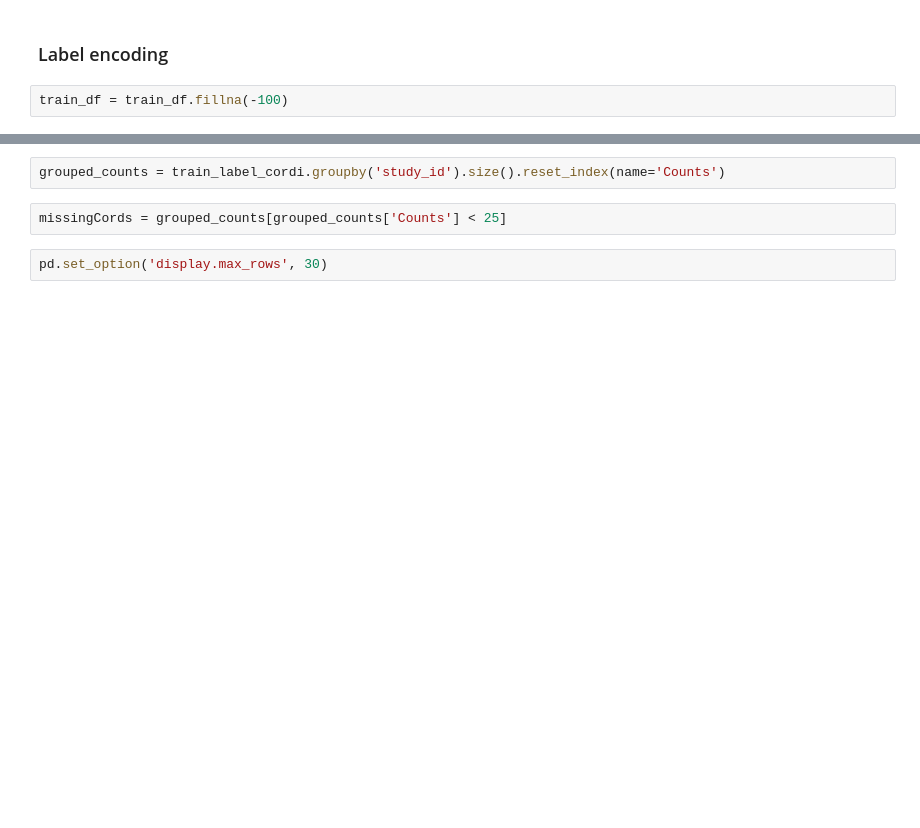
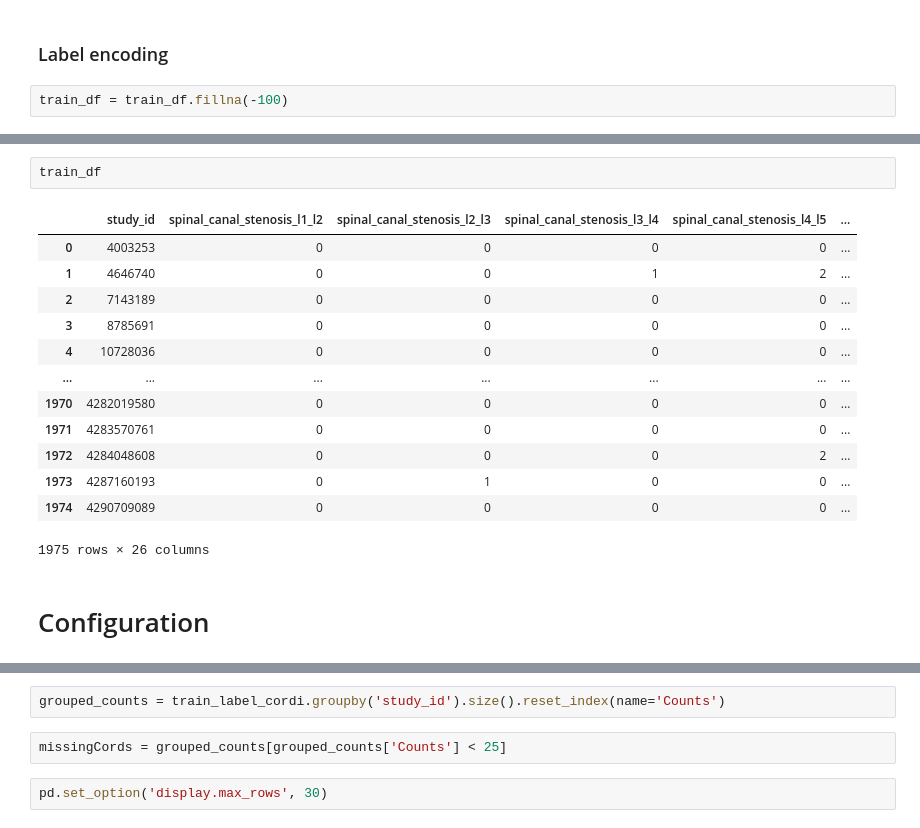
Before and after one commit to rinkusahu1/Kaggle_Practice_ML, a Jupyter notebook: lumbar_deg.ipynb, the cells around one changed output, grey strips where cells are left out. Saved outputs shown, nothing was run; the diff lists cells and outputs as text; blank space fills up the shorter version.

```diff
--- a/lumbar_deg.ipynb
+++ b/lumbar_deg.ipynb
@@ -87,0 +208,18 @@ train_df.head()
+# %%
+train_df
+# %% [output]
+|  | study_id | spinal_canal_stenosis_l1_l2 | spinal_canal_stenosis_l2_l3 | spinal_canal_stenosis_l3_l4 | spinal_canal_stenosis_l4_l5 | ... |
+| 0 | 4003253 | 0 | 0 | 0 | 0 | ... |
+| 1 | 4646740 | 0 | 0 | 1 | 2 | ... |
+| 2 | 7143189 | 0 | 0 | 0 | 0 | ... |
+| 3 | 8785691 | 0 | 0 | 0 | 0 | ... |
+| 4 | 10728036 | 0 | 0 | 0 | 0 | ... |
+| ... | ... | ... | ... | ... | ... | ... |
+| 1970 | 4282019580 | 0 | 0 | 0 | 0 | ... |
+| 1971 | 4283570761 | 0 | 0 | 0 | 0 | ... |
+| 1972 | 4284048608 | 0 | 0 | 0 | 2 | ... |
+| 1973 | 4287160193 | 0 | 1 | 0 | 0 | ... |
+| 1974 | 4290709089 | 0 | 0 | 0 | 0 | ... |
+1975 rows × 26 columns
+# %% [markdown]
+# Configuration
```
Also changed, not shown: parts of 27 cells of this notebook.
